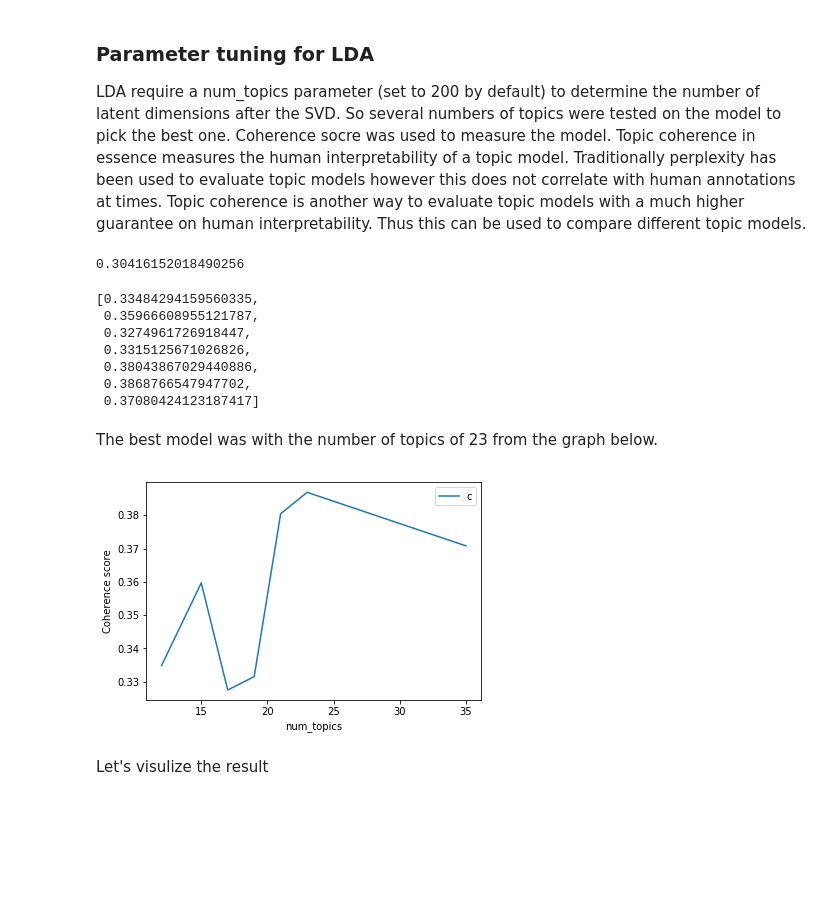
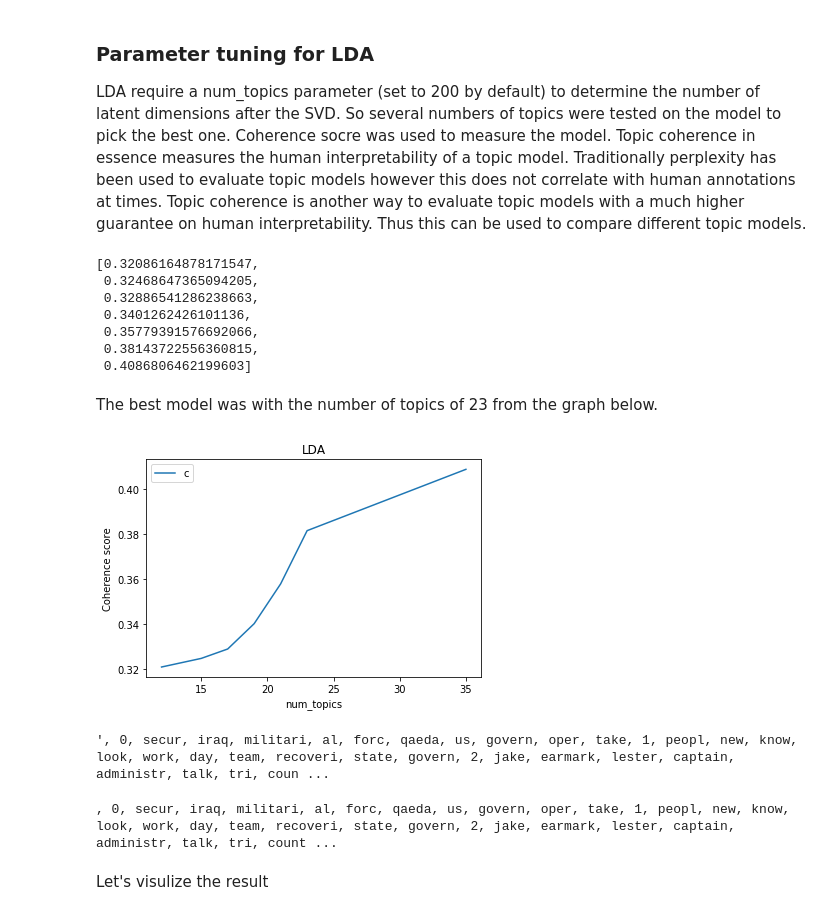
Before and after one commit to junejiy/capstone2, a Jupyter notebook: ObamaBriefing_2.ipynb, the cells around one changed output. Saved outputs shown, nothing was run; the diff lists cells and outputs as text; code cells hidden in the pictures; blank space fills up the shorter version.

```diff
--- a/ObamaBriefing_2.ipynb
+++ b/ObamaBriefing_2.ipynb
@@ -255,12 +255,6 @@ ldatopics = lda.show_topics(formatted=False)
 ### Parameter tuning for LDA
 
 LDA require a num_topics parameter (set to 200 by default) to determine the number of latent dimensions after the SVD. So several numbers of topics were tested on the model to pick the best one. Coherence socre was used to measure the model. Topic coherence in essence measures the human interpretability of a topic model. Traditionally perplexity has been used to evaluate topic models however this does not correlate with human annotations at times. Topic coherence is another way to evaluate topic models with a much higher guarantee on human interpretability. Thus this can be used to compare different topic models.
-# %%
-cm = CoherenceModel(model=lda, texts=descriptions, dictionary=dictionary, coherence='c_v')
-# %%
-cm.get_coherence()
-# %% [output]
-0.30416152018490256
 # %%
 # number of topics were tried to find the optimal number of topics
 
@@ -273,20 +267,21 @@ for i in num_topic:
 
 cohere_list
 # %% [output]
-[0.33484294159560335,
- 0.35966608955121787,
- 0.3274961726918447,
- 0.3315125671026826,
- 0.38043867029440886,
- 0.3868766547947702,
- 0.37080424123187417]
+[0.32086164878171547,
+ 0.32468647365094205,
+ 0.32886541286238663,
+ 0.3401262426101136,
+ 0.35779391576692066,
+ 0.38143722556360815,
+ 0.4086806462199603]
 # %% [markdown]
 The best model was with the number of topics of 23 from the graph below.
 # %%
 plt.plot(num_topic, cohere_list)
+plt.title("LDA")
 plt.xlabel("num_topics")
 plt.ylabel("Coherence score")
 plt.legend(("c_v"), loc='best')
 plt.show()
 # %% [output]
-[figure, old version]
+[figure, new version]
@@ -293,3 +291,21 @@ plt.show()
+# %%
+# To print the result for each topic
+
+sitopics = lda.print_topics(23)
+
+output = ""
+
+for j in range(0,len(sitopics)):
+    output = output+ ", " + str(j)
+    for i in range(0, len(lda.show_topic(j))) :
+        output = output + ", "+ str(lda.show_topic(j)[i] [0])
+output
+# %% [output]
+', 0, secur, iraq, militari, al, forc, qaeda, us, govern, oper, take, 1, peopl, new, know, look, work, day, team, recoveri, state, govern, 2, jake, earmark, lester, captain, administr, talk, tri, coun ...
+# %%
+print(output)
+# %% [output]
+, 0, secur, iraq, militari, al, forc, qaeda, us, govern, oper, take, 1, peopl, new, know, look, work, day, team, recoveri, state, govern, 2, jake, earmark, lester, captain, administr, talk, tri, count ...
 # %% [markdown]
 Let's visulize the result
 # %%
```
Also changed, not shown: parts of 17 cells of this notebook, 1 other file.
